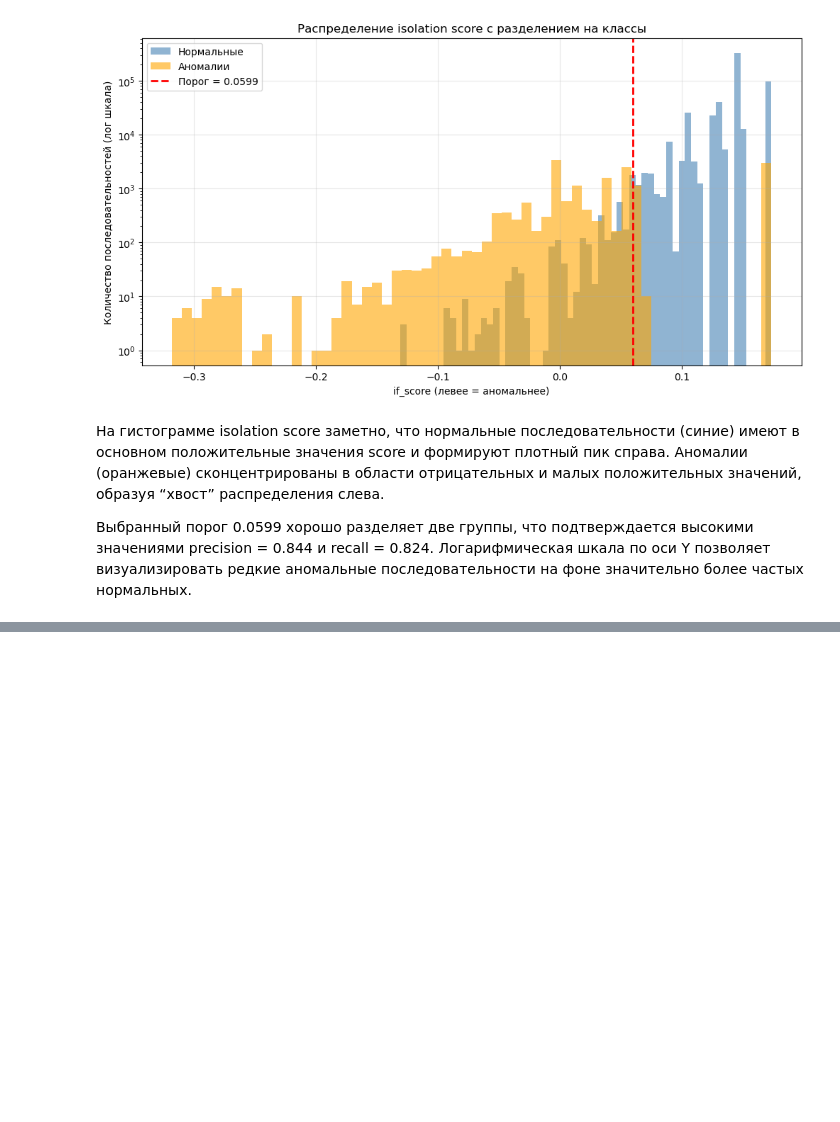
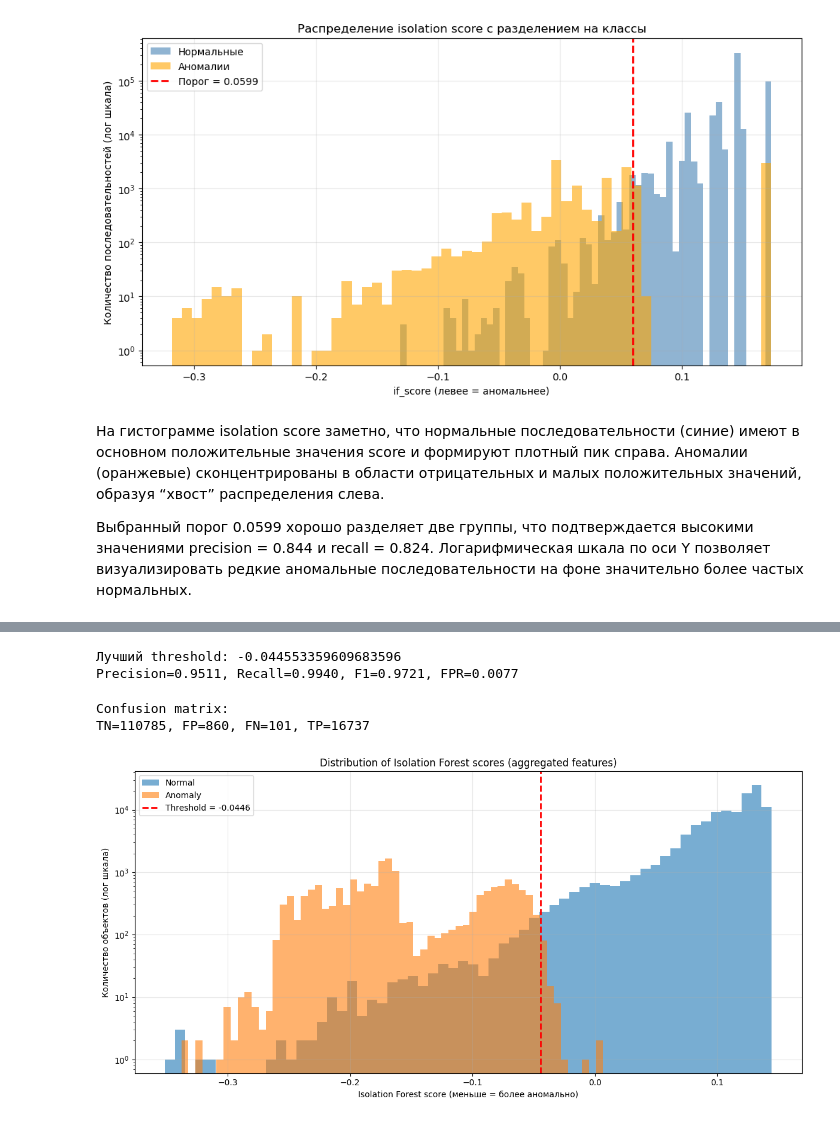
Before and after one commit to r-artyukhov/22-team-project, a Jupyter notebook: ML/IF.ipynb, the cells around one changed output, grey strips where cells are left out. Cells and saved outputs as stored; diff of their text form; code cells hidden in the pictures; blank space fills up the shorter version.

```diff
--- a/ML/IF.ipynb
+++ b/ML/IF.ipynb
@@ -305,0 +415,65 @@ plt.show()
+# %%
+best = metrics_df_sorted.iloc[0]
+best_thr = best["threshold"]
+
+print("Лучший threshold:", best_thr)
+print(
+    f"Precision={best['precision']:.4f}, "
+    f"Recall={best['recall']:.4f}, "
+    f"F1={best['f1']:.4f}, "
+    f"FPR={best['fpr']:.4f}"
+)
+
+# финальные предсказания
+y_pred_best = (scores_arr <= best_thr).astype(int)
+# %% [output]
+Лучший threshold: -0.044553359609683596
+Precision=0.9511, Recall=0.9940, F1=0.9721, FPR=0.0077
+# %%
+tn, fp, fn, tp = confusion_matrix(y_true, y_pred_best).ravel()
+
+print("Confusion matrix:")
+print(f"TN={tn}, FP={fp}, FN={fn}, TP={tp}")
+# %% [output]
+Confusion matrix:
+TN=110785, FP=860, FN=101, TP=16737
+# %%
+import matplotlib.pyplot as plt
+
+plt.figure(figsize=(12, 6))
+
+# нормальные
+plt.hist(
+    scores_arr[y_true == 0],
+    bins=60,
+    alpha=0.6,
+    label="Normal",
+)
+
+# аномальные
+plt.hist(
+    scores_arr[y_true == 1],
+    bins=60,
+    alpha=0.6,
+    label="Anomaly",
+)
+
+# порог
+plt.axvline(
+    best_thr,
+    color="red",
+    linestyle="--",
+    linewidth=2,
+    label=f"Threshold = {best_thr:.4f}"
+)
+
+plt.yscale("log")
+plt.xlabel("Isolation Forest score (меньше = более аномально)")
+plt.ylabel("Количество объектов (лог шкала)")
+plt.title("Distribution of Isolation Forest scores (aggregated features)")
+plt.legend()
+plt.grid(alpha=0.3)
+plt.tight_layout()
+plt.show()
+# %% [output]
+[figure, added]
```
Also changed, not shown: parts of 10 cells of this notebook.
